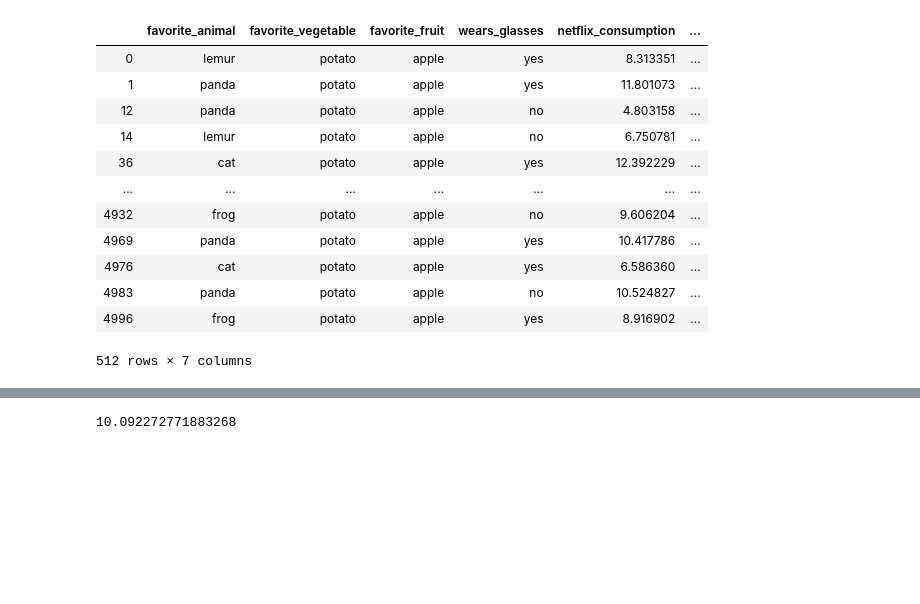
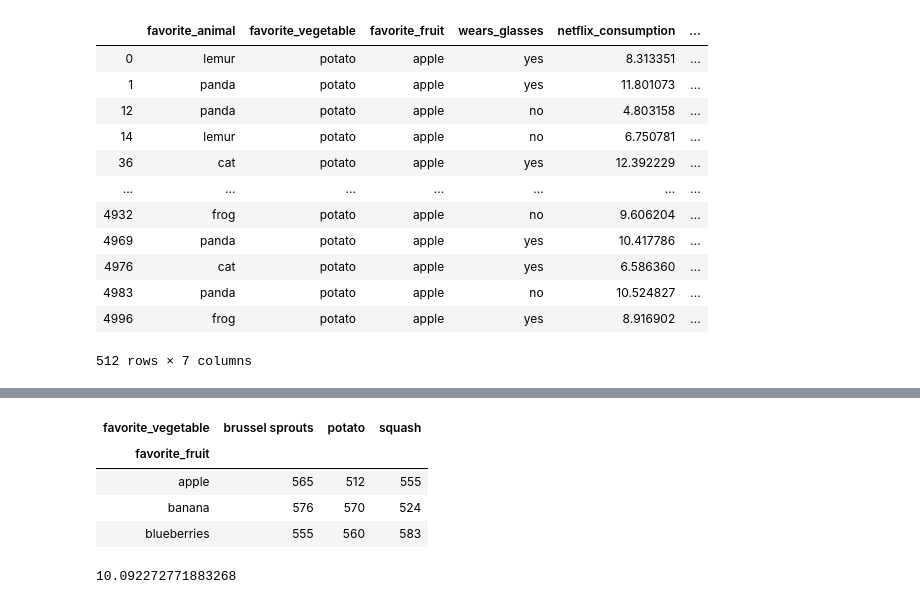
Before and after one commit to chasethompson/ds-methodologies-exercises, a Jupyter notebook: warmup.ipynb, the cells around one changed output, grey strips where cells are left out. Cells and saved outputs as stored; diff of their text form; code cells hidden in the pictures; blank space fills up the shorter version.

```diff
--- a/warmup.ipynb
+++ b/warmup.ipynb
@@ -311,3 +377,11 @@ df[apple_potato]
+# %%
+pd.crosstab(df.favorite_fruit, df.favorite_vegetable)
+# %% [output]
+| favorite_vegetable | brussel sprouts | potato | squash |
+| favorite_fruit |  |  |  |
+| apple | 565 | 512 | 555 |
+| banana | 576 | 570 | 524 |
+| blueberries | 555 | 560 | 583 |
 # %%
 # Which combination of favorite animal and wearing glasses has the highest average netflix consumption?
 # people that wear glasses and prefer pandas
```
Also changed, not shown: parts of 15 cells of this notebook, 1 other file.
